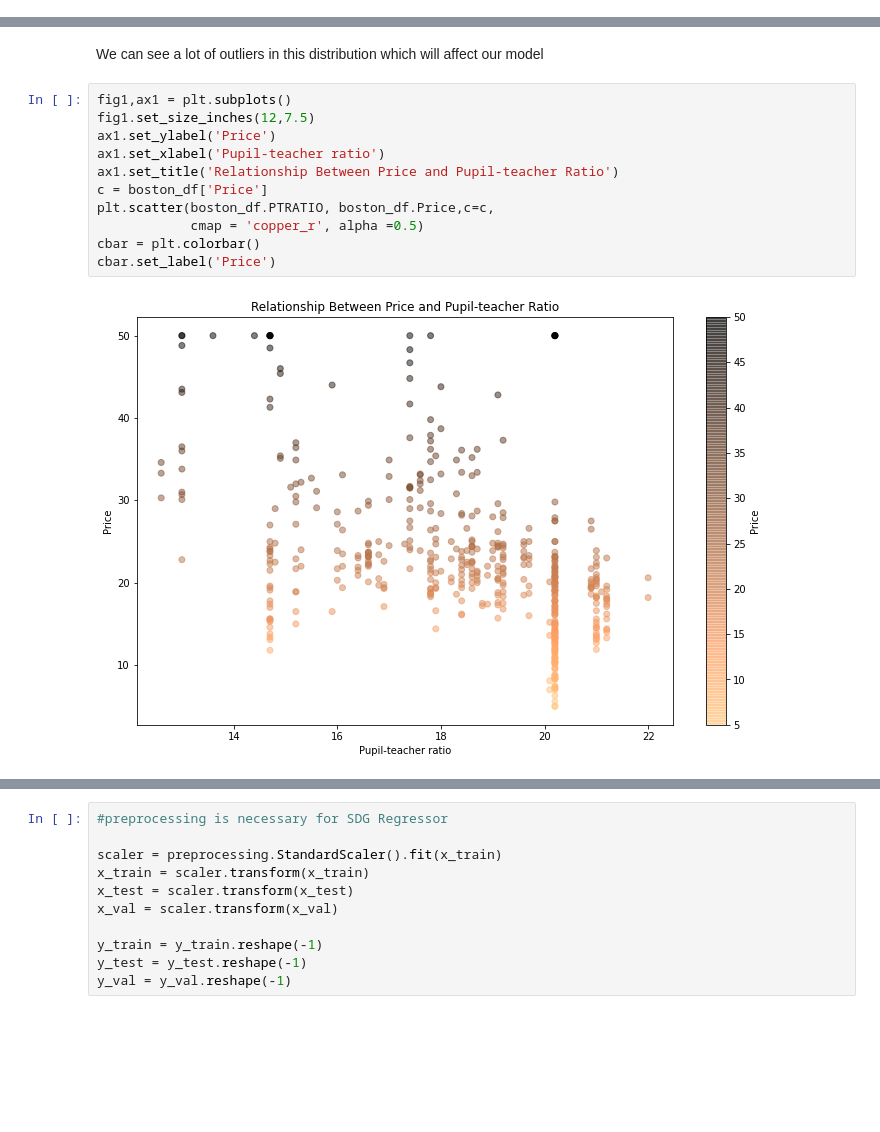
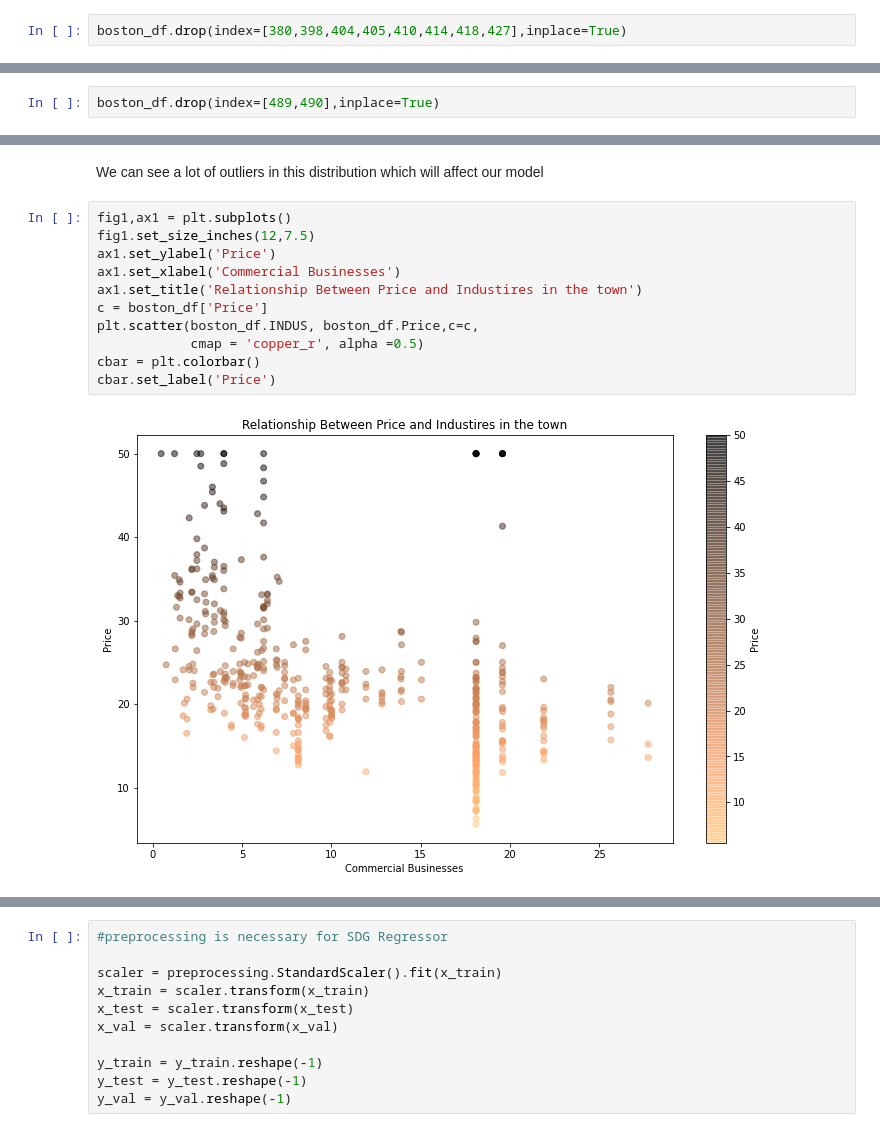
Before and after one commit to JARACH-209/DataAnalytics, a Jupyter notebook: DataAnalysis_BostonHousing.ipynb, the cells around one changed output, grey strips where cells are left out. Cells and saved outputs as stored; diff of their text form; blank space fills up the shorter version.

```diff
--- a/DataAnalysis_BostonHousing.ipynb
+++ b/DataAnalysis_BostonHousing.ipynb
@@ -68,0 +120,2 @@ Boston house prices dataset
+# %%
+boston_df.drop(index=[380,398,404,405,410,414,418,427],inplace=True)
@@ -69,3 +162,5 @@ Boston house prices dataset
+# %%
+boston_df.drop(index=[489,490],inplace=True)
 # %%
 boston_df.corr('pearson')
 # %% [output]
@@ -130,16 +280,16 @@ We can see a lot of outliers in this distribution which will affect our model
 # %%
 fig1,ax1 = plt.subplots()
 fig1.set_size_inches(12,7.5)
 ax1.set_ylabel('Price')
-ax1.set_xlabel('Pupil-teacher ratio')
-ax1.set_title('Relationship Between Price and Pupil-teacher Ratio')
+ax1.set_xlabel('Commercial Businesses')
+ax1.set_title('Relationship Between Price and Industires in the town')
 c = boston_df['Price']
-plt.scatter(boston_df.PTRATIO, boston_df.Price,c=c,
+plt.scatter(boston_df.INDUS, boston_df.Price,c=c,
             cmap = 'copper_r', alpha =0.5)
 cbar = plt.colorbar()
 cbar.set_label('Price')
 # %% [output]
-[figure, old version]
+[figure, new version]
 # %%
 #Train and Test set split into 80% and 20% respectively
 x_train, x_rest, y_train, y_rest = train_test_split(x,y,test_size = .4,random_state =0)
```
Also changed, not shown: parts of 31 cells of this notebook.
